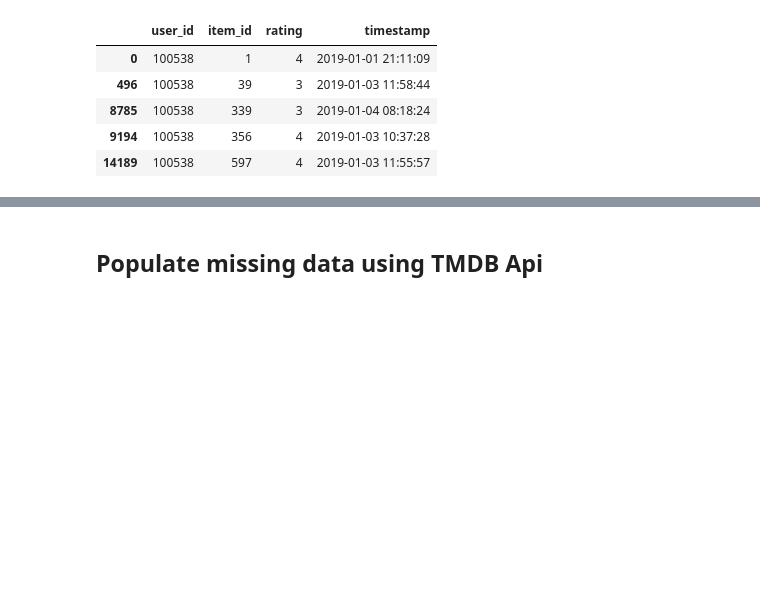
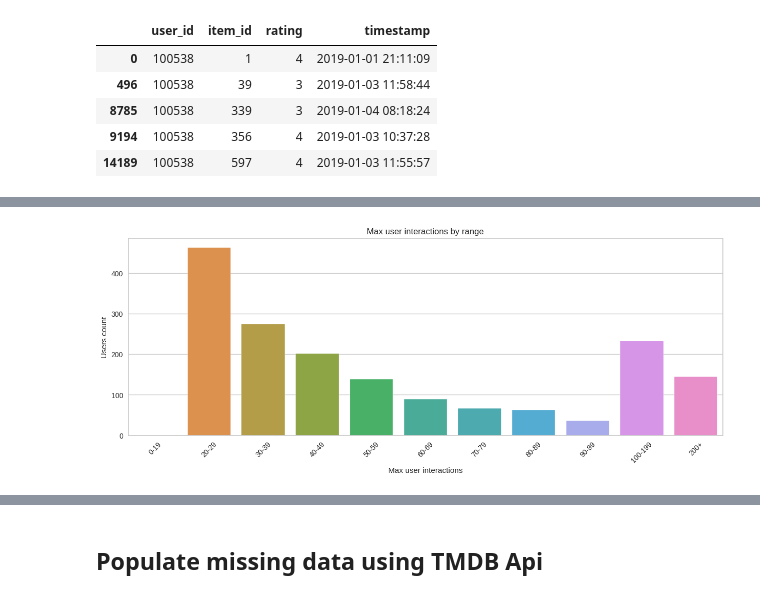
Before and after one commit to adrianmarino/thesis-paper, a Jupyter notebook: notebooks/chat-bot/1_load-items-interractions-to-database.ipynb, the cells around one changed output, grey strips where cells are left out. Saved outputs shown, nothing was run; the diff lists cells and outputs as text; code cells hidden in the pictures; blank space fills up the shorter version.

```diff
--- a/notebooks/chat-bot/1_load-items-interractions-to-database.ipynb
+++ b/notebooks/chat-bot/1_load-items-interractions-to-database.ipynb
@@ -246,3 +261,6 @@ interactions.head()
 | 8785 | 100538 | 339 | 3 | 2019-01-04 08:18:24 |
 | 9194 | 100538 | 356 | 4 | 2019-01-03 10:37:28 |
 | 14189 | 100538 | 597 | 4 | 2019-01-03 11:55:57 |
+# %%
+user_interactions_count = interactions.groupby(['user_id']).size().reset_index(name='n_interactions')
+user_interactions_count
@@ -248,0 +281,7 @@ interactions.head()
+# %%
+user_interaction_bins = user_interactions_count.pipe(
+    ut.bins_column,
+    'n_interactions',
+    [20, 30, 40, 50, 60, 70, 80, 90, 100, 200]
+)
+user_interaction_bins
@@ -248,0 +302,11 @@ interactions.head()
+# %%
+user_interaction_bins = user_interaction_bins[user_interaction_bins['n_interactions_bin'] != '0-19']
+# user_interaction_bins
+# %%
+max_user_interactions_by_bin = user_interaction_bins \
+    .groupby(['n_interactions_bin']) \
+    ['user_id'] \
+    .count() \
+    .reset_index(name='user_id') \
+    .rename(columns={'user_id': 'n_users'})
+# max_user_interactions_by_bin
@@ -248,0 +315,4 @@ interactions.head()
+# %%
+plot_max_user_interactions_bins(max_user_interactions_by_bin, figsize=(15, 5))
+# %% [output]
+[figure, added]
```
Also changed, not shown: parts of 23 cells of this notebook, 21 other files.
